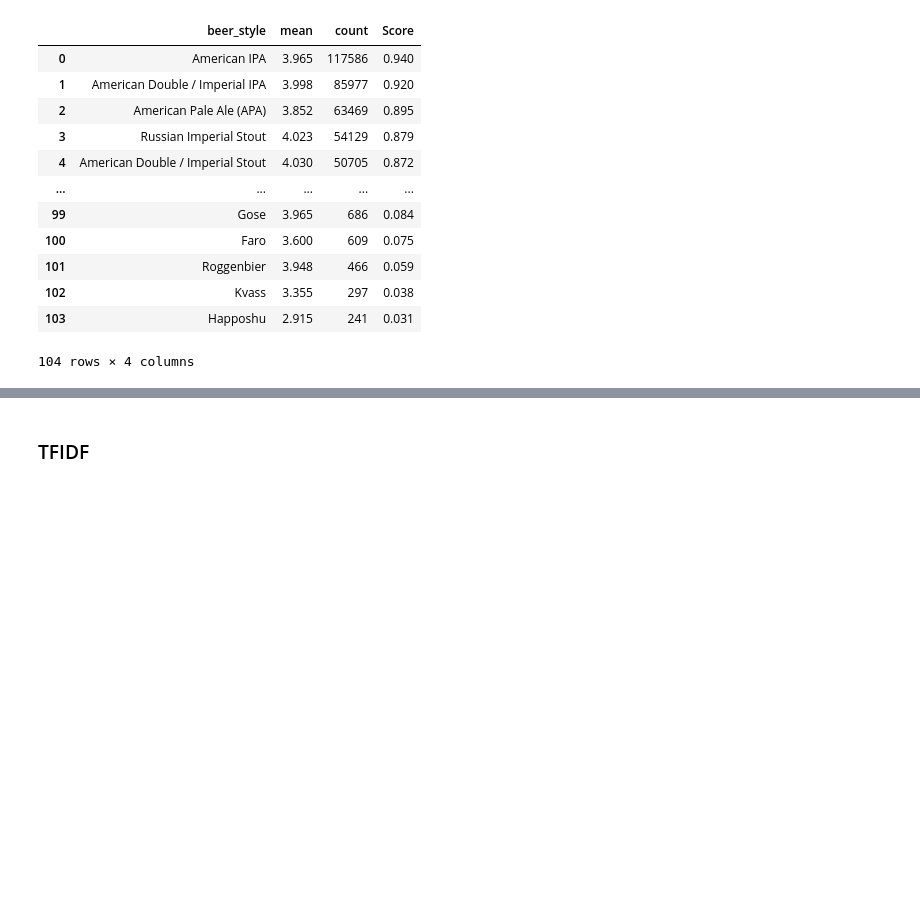
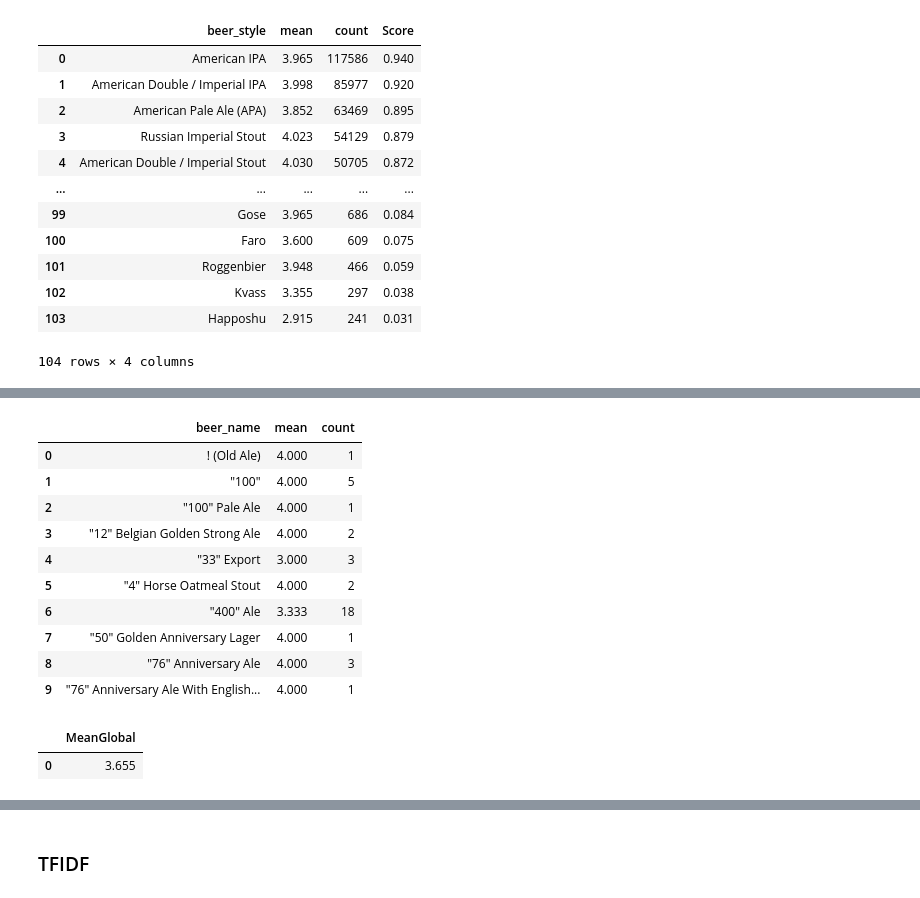
Before and after one commit to KonuTech/beer-reviews-recommender, a Jupyter notebook: beer_review_recommender.ipynb, the cells around one changed output, grey strips where cells are left out. Saved outputs shown, nothing was run; the diff lists cells and outputs as text; code cells hidden in the pictures; blank space fills up the shorter version.

```diff
--- a/beer_review_recommender.ipynb
+++ b/beer_review_recommender.ipynb
@@ -795,0 +835,21 @@ ps.sqldf(q1, locals())
+# %%
+q1 = """SELECT * FROM reviews_by_beer_name_mean_count LIMIT 10"""
+ps.sqldf(q1, locals())
+# %% [output]
+|  | beer_name | mean | count |
+| 0 | ! (Old Ale) | 4.000 | 1 |
+| 1 | "100" | 4.000 | 5 |
+| 2 | "100" Pale Ale | 4.000 | 1 |
+| 3 | "12" Belgian Golden Strong Ale | 4.000 | 2 |
+| 4 | "33" Export | 3.000 | 3 |
+| 5 | "4" Horse Oatmeal Stout | 4.000 | 2 |
+| 6 | "400" Ale | 3.333 | 18 |
+| 7 | "50" Golden Anniversary Lager | 4.000 | 1 |
+| 8 | "76" Anniversary Ale | 4.000 | 3 |
+| 9 | "76" Anniversary Ale With English... | 4.000 | 1 |
+# %%
+q1 = """SELECT AVG(mean) as MeanGlobal FROM reviews_by_beer_name_mean_count"""
+ps.sqldf(q1, locals())
+# %% [output]
+|  | MeanGlobal |
+| 0 | 3.655 |
```
Also changed, not shown: parts of 40 cells of this notebook.
